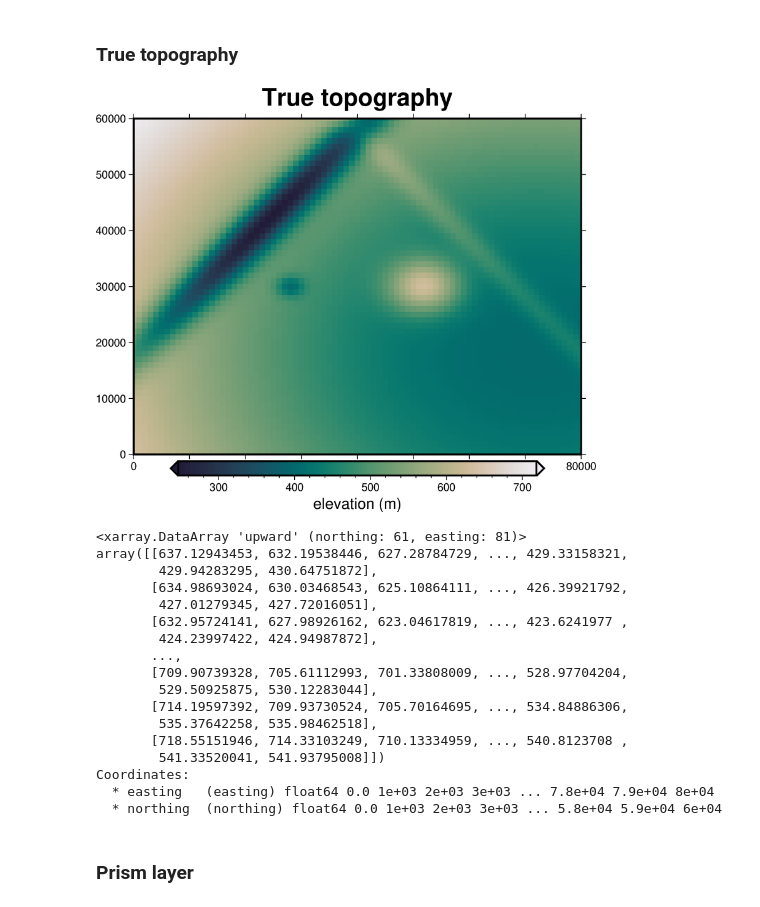
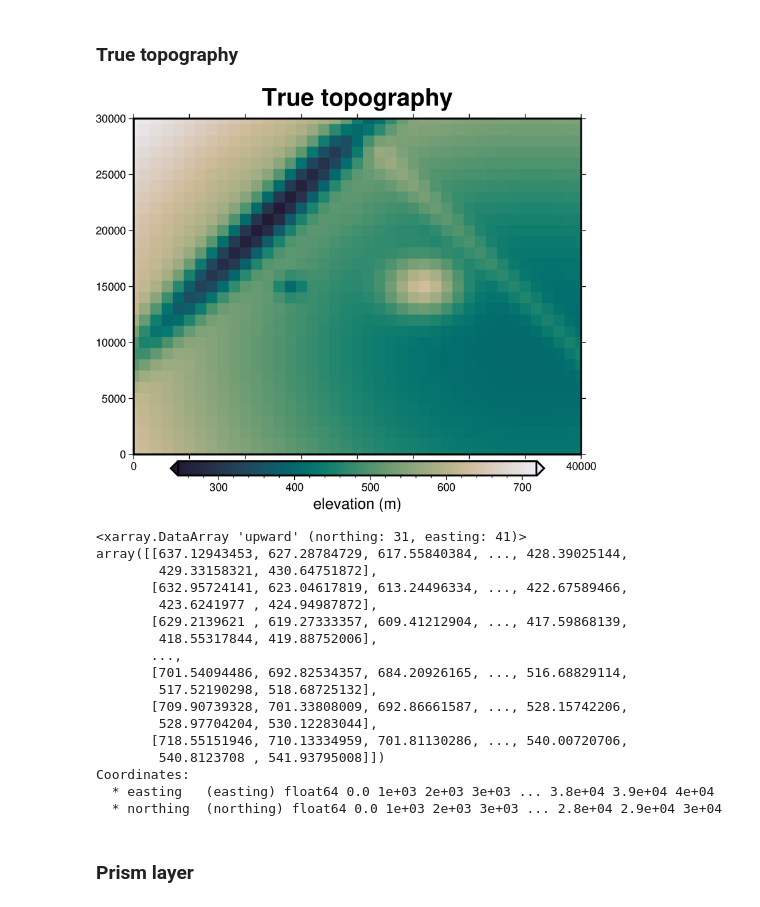
Before and after one commit to mdtanker/invert4geom, a Jupyter notebook: docs/user_guide/simple_inversion.ipynb, the cells around one changed output. Cells and saved outputs as stored; diff of their text form; code cells hidden in the pictures.

```diff
--- a/docs/user_guide/simple_inversion.ipynb
+++ b/docs/user_guide/simple_inversion.ipynb
@@ -25,47 +25,47 @@ To run the inversion, we need to have observed gravity data. In this simple exam
 # %%
 # set grid parameters
 spacing = 1000
-region = [0, 80000, 0, 60000]
+region = [0, 40000, 0, 30000]
 
 # create synthetic topography data
 true_topography = synthetic.synthetic_topography_simple(
     spacing,
     region,
 )
 
 # plot the true topography
 fig = maps.plot_grd(
     true_topography,
     fig_height=10,
     title="True topography",
     cmap="rain",
     reverse_cpt=True,
     grd2_cpt=True,
     cbar_label="elevation (m)",
     frame=["nSWe", "xaf10000", "yaf10000"],
 )
 fig.show()
 
 true_topography
 # %% [output]
-[figure, old version]
+[figure, new version]
-<xarray.DataArray 'upward' (northing: 61, easting: 81)>
-array([[637.12943453, 632.19538446, 627.28784729, ..., 429.33158321,
-        429.94283295, 430.64751872],
-       [634.98693024, 630.03468543, 625.10864111, ..., 426.39921792,
-        427.01279345, 427.72016051],
-       [632.95724141, 627.98926162, 623.04617819, ..., 423.6241977 ,
-        424.23997422, 424.94987872],
+<xarray.DataArray 'upward' (northing: 31, easting: 41)>
+array([[637.12943453, 627.28784729, 617.55840384, ..., 428.39025144,
+        429.33158321, 430.64751872],
+       [632.95724141, 623.04617819, 613.24496334, ..., 422.67589466,
+        423.6241977 , 424.94987872],
+       [629.2139621 , 619.27333357, 609.41212904, ..., 417.59868139,
+        418.55317844, 419.88752006],
        ...,
-       [709.90739328, 705.61112993, 701.33808009, ..., 528.97704204,
-        529.50925875, 530.12283044],
-       [714.19597392, 709.93730524, 705.70164695, ..., 534.84886306,
-        535.37642258, 535.98462518],
-       [718.55151946, 714.33103249, 710.13334959, ..., 540.8123708 ,
-        541.33520041, 541.93795008]])
+       [701.54094486, 692.82534357, 684.20926165, ..., 516.68829114,
+        517.52190298, 518.68725132],
+       [709.90739328, 701.33808009, 692.86661587, ..., 528.15742206,
+        528.97704204, 530.12283044],
+       [718.55151946, 710.13334959, 701.81130286, ..., 540.00720706,
+        540.8123708 , 541.93795008]])
 Coordinates:
-  * easting   (easting) float64 0.0 1e+03 2e+03 3e+03 ... 7.8e+04 7.9e+04 8e+04
-  * northing  (northing) float64 0.0 1e+03 2e+03 3e+03 ... 5.8e+04 5.9e+04 6e+04
+  * easting   (easting) float64 0.0 1e+03 2e+03 3e+03 ... 3.8e+04 3.9e+04 4e+04
+  * northing  (northing) float64 0.0 1e+03 2e+03 3e+03 ... 2.8e+04 2.9e+04 3e+04
 # %% [markdown]
 ### Prism layer
 # %%
```
Also changed, not shown: parts of 10 cells of this notebook, 10 other files.
